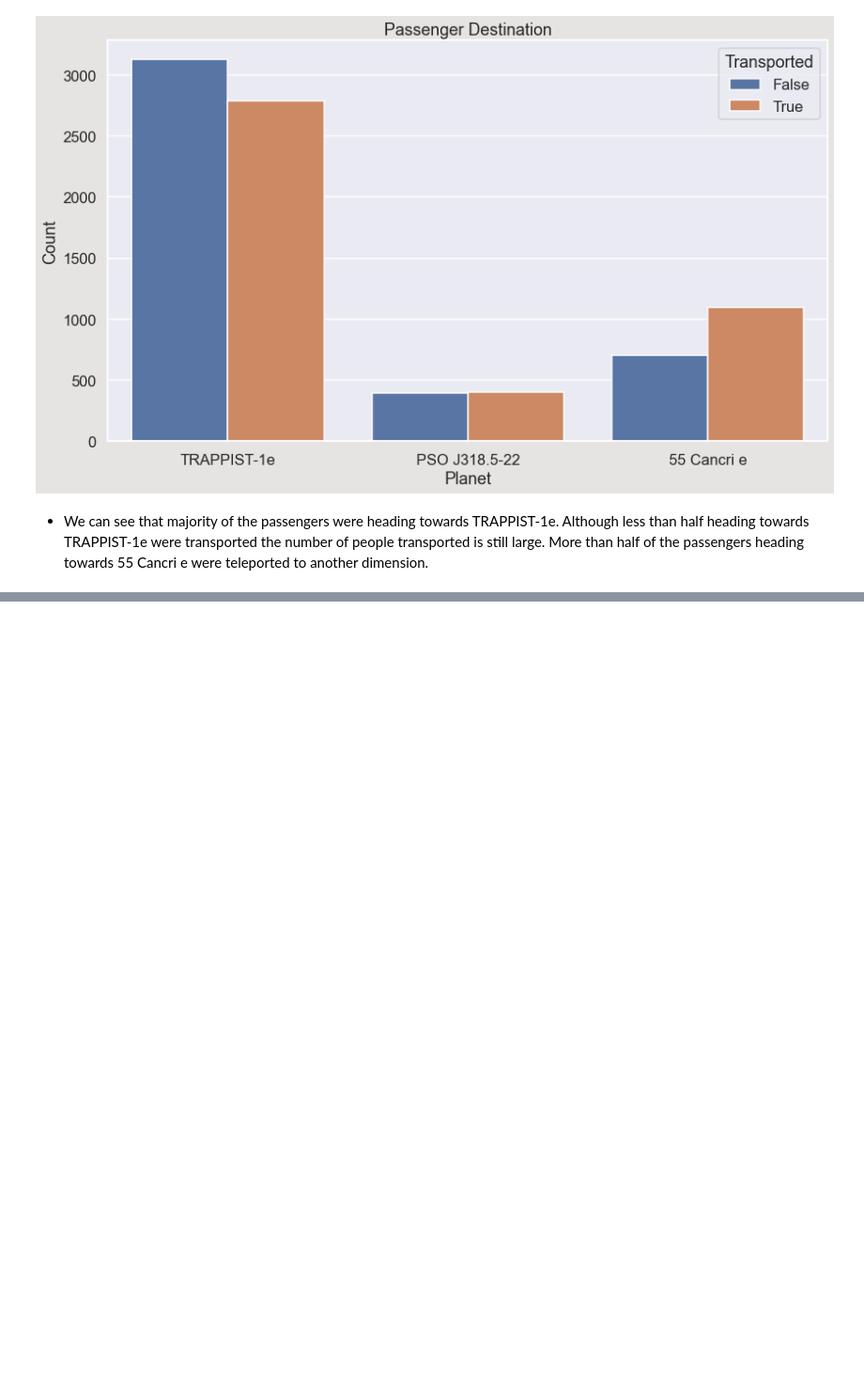
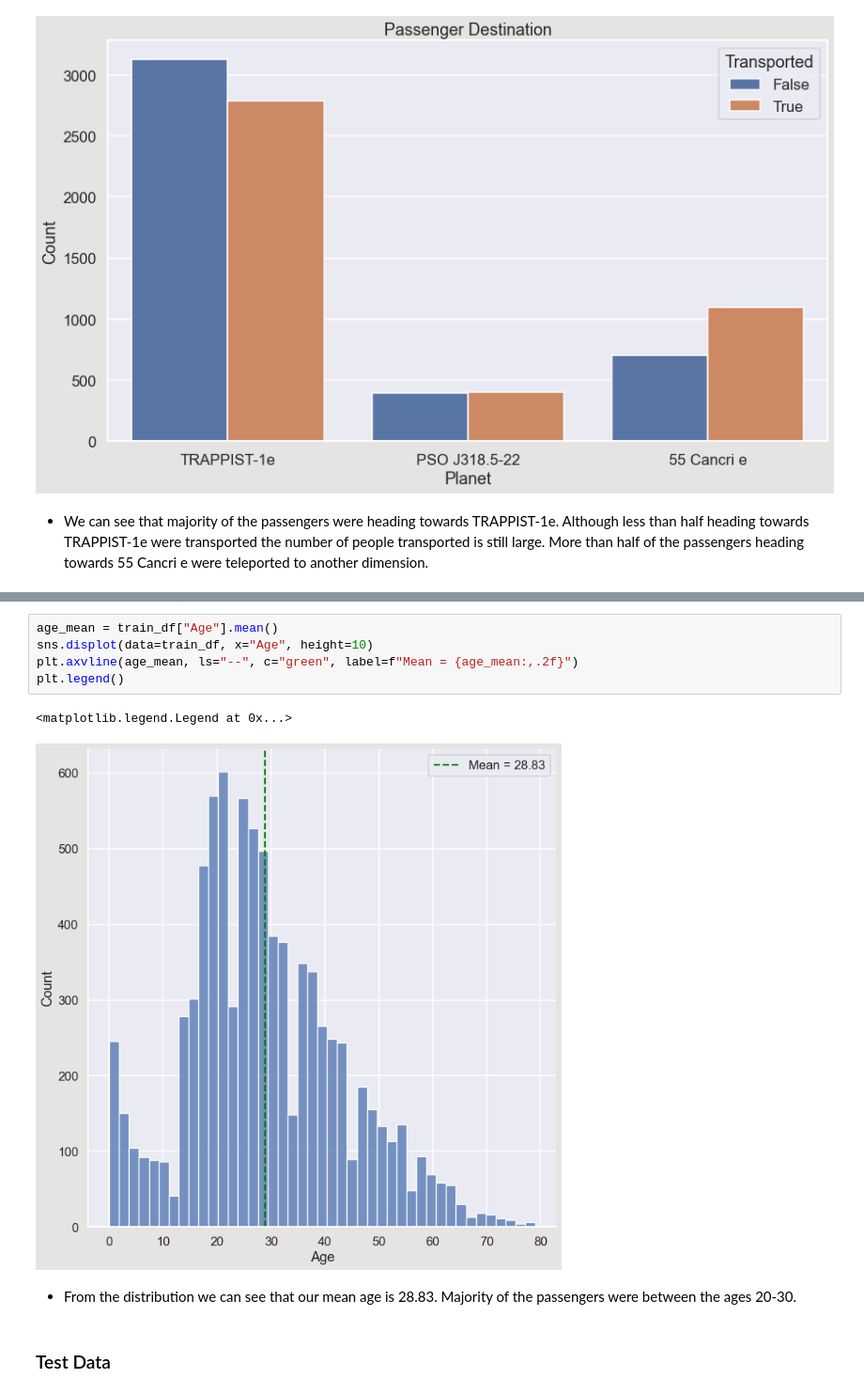
Before and after one commit to bustyAI/Interstellar-Disaster, a Jupyter notebook: spaceship_titanic.ipynb, the cells around one changed output, grey strips where cells are left out. Shown: that part at 94% size. Cells and saved outputs as stored; diff of their text form; blank space fills up the shorter version.

```diff
--- a/spaceship_titanic.ipynb
+++ b/spaceship_titanic.ipynb
@@ -571,0 +567,12 @@ sns.displot(data=Tr)
+# %%
+age_mean = train_df["Age"].mean()
+sns.displot(data=train_df, x="Age", height=10)
+plt.axvline(age_mean, ls="--", c="green", label=f"Mean = {age_mean:,.2f}")
+plt.legend()
+# %% [output]
+<matplotlib.legend.Legend at 0x...>
+[figure, added]
+# %% [markdown]
+- From the distribution we can see that our mean age is 28.83. Majority of the passengers were between the ages 20-30.
+# %% [markdown]
+### Test Data
```
Also changed, not shown: parts of 29 cells of this notebook.
